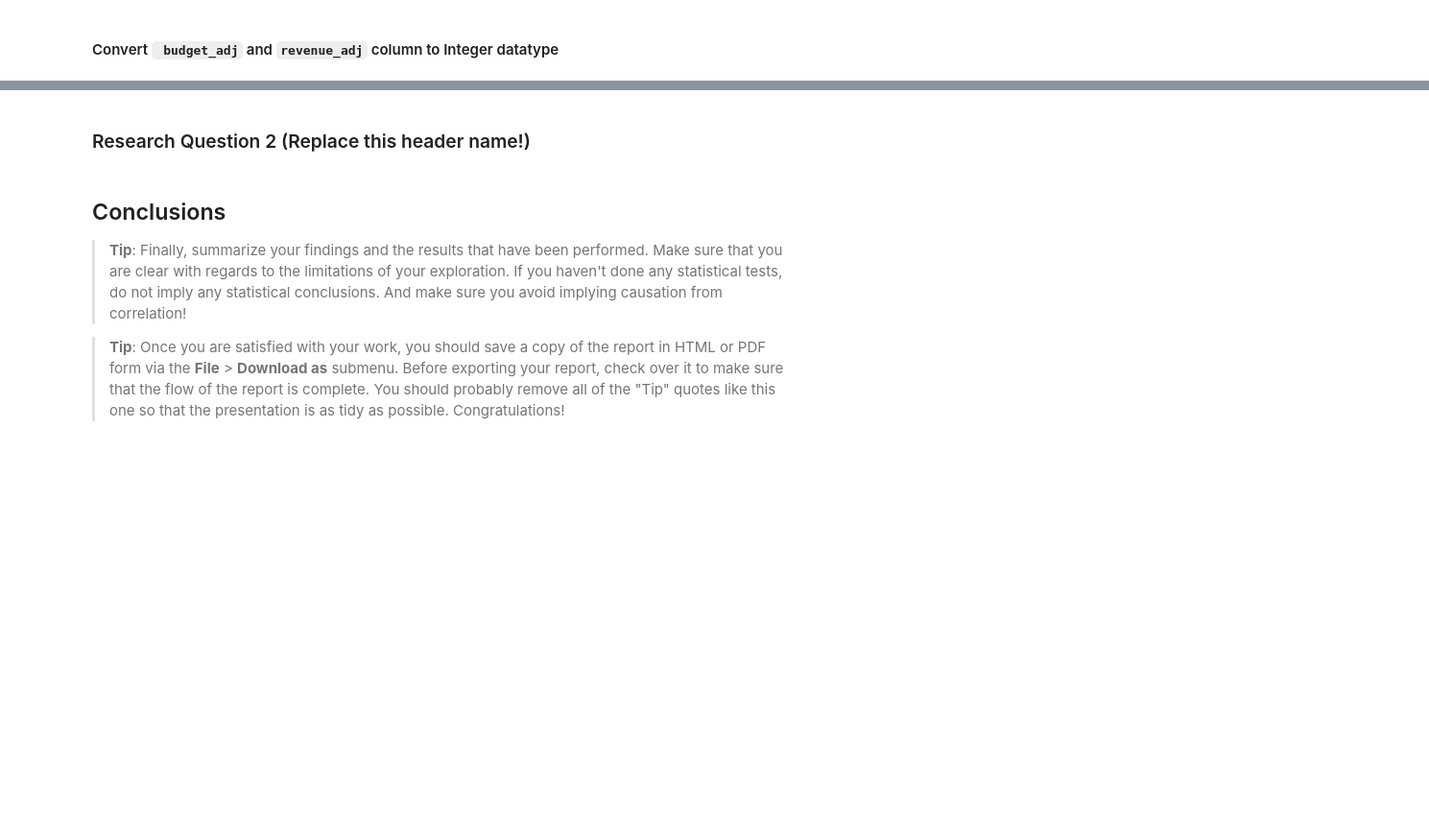
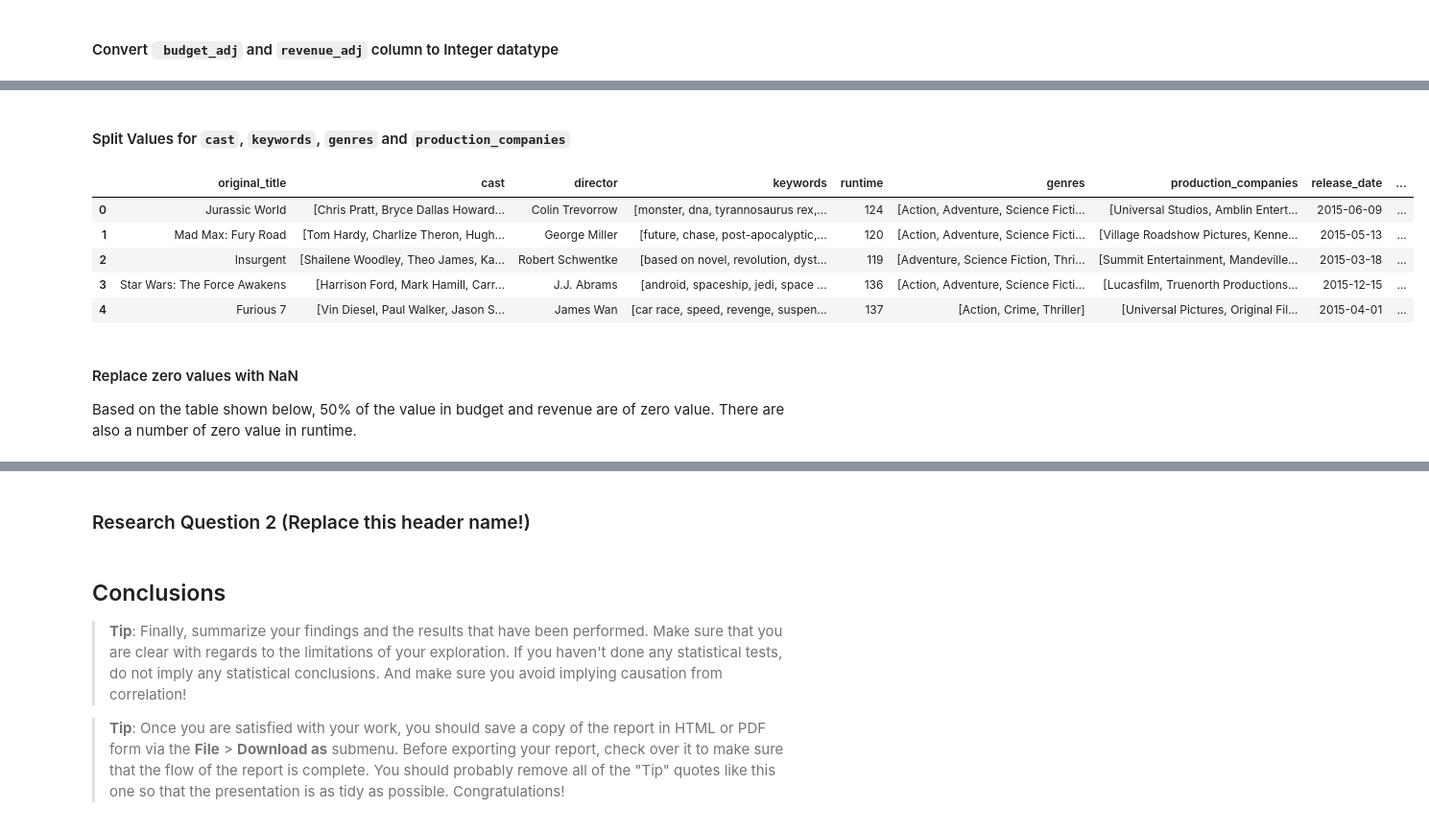
Before and after one commit to emilylauyw/Udacity-DAND-Project3-Investigate-TMDb-Movie-Dataset, a Jupyter notebook: investigate-tmdb-dataset.ipynb, the cells around one changed output, grey strips where cells are left out. Shown at 96% size. Saved outputs shown, nothing was run; the diff lists cells and outputs as text; code cells hidden in the pictures; blank space fills up the shorter version.

````diff
--- a/investigate-tmdb-dataset.ipynb
+++ b/investigate-tmdb-dataset.ipynb
@@ -215,5 +214,3 @@ movie_df.duplicated().sum()
 # %% [markdown]
 #### Convert ``` release_date``` column to Date datatype
 To convert ```release_date``` column to date format (year-month-day).
-# %%
-movie_df['release_date'] = movie_df['release_date'].astype(date)
@@ -221,0 +217,6 @@ NameError: name 'date' is not defined
+# %%
+# convert release_date to datetime format
+movie_df['release_date'] = pd.to_datetime(movie_df['release_date'])
+
+# confirm changes
+movie_df.dtypes
@@ -248 +258,23 @@ revenue_adj               int32
 dtype: object
+# %% [markdown]
+#### Split Values for ```cast```, ```keywords```, ```genres``` and ```production_companies```
+# %%
+# split values for cast, keywords, genre and production companies
+movie_df['cast'] = movie_df['cast'].str.split('|')
+movie_df['keywords'] = movie_df['keywords'].str.split('|')
+movie_df['genres'] = movie_df['genres'].str.split('|')
+movie_df['production_companies'] = movie_df['production_companies'].str.split('|')
+
+# To confirm the datatypes have been changed
+movie_df.head(3)
+# %% [output]
+|  | original_title | cast | director | keywords | runtime | genres | production_companies | release_date | ... |
+| 0 | Jurassic World | [Chris Pratt, Bryce Dallas Howard... | Colin Trevorrow | [monster, dna, tyrannosaurus rex,... | 124 | [Action, Adventure, Science Ficti... | [Universal Studios, Amblin Entert... | 2015-06-09 | ... |
+| 1 | Mad Max: Fury Road | [Tom Hardy, Charlize Theron, Hugh... | George Miller | [future, chase, post-apocalyptic,... | 120 | [Action, Adventure, Science Ficti... | [Village Roadshow Pictures, Kenne... | 2015-05-13 | ... |
+| 2 | Insurgent | [Shailene Woodley, Theo James, Ka... | Robert Schwentke | [based on novel, revolution, dyst... | 119 | [Adventure, Science Fiction, Thri... | [Summit Entertainment, Mandeville... | 2015-03-18 | ... |
+| 3 | Star Wars: The Force Awakens | [Harrison Ford, Mark Hamill, Carr... | J.J. Abrams | [android, spaceship, jedi, space ... | 136 | [Action, Adventure, Science Ficti... | [Lucasfilm, Truenorth Productions... | 2015-12-15 | ... |
+| 4 | Furious 7 | [Vin Diesel, Paul Walker, Jason S... | James Wan | [car race, speed, revenge, suspen... | 137 | [Action, Crime, Thriller] | [Universal Pictures, Original Fil... | 2015-04-01 | ... |
+# %% [markdown]
+#### Replace zero values with NaN
+
+Based on the table shown below, 50% of the value in budget and revenue are of zero value. There are also a number of zero value in runtime.
````
Also changed, not shown: parts of 9 cells of this notebook.
